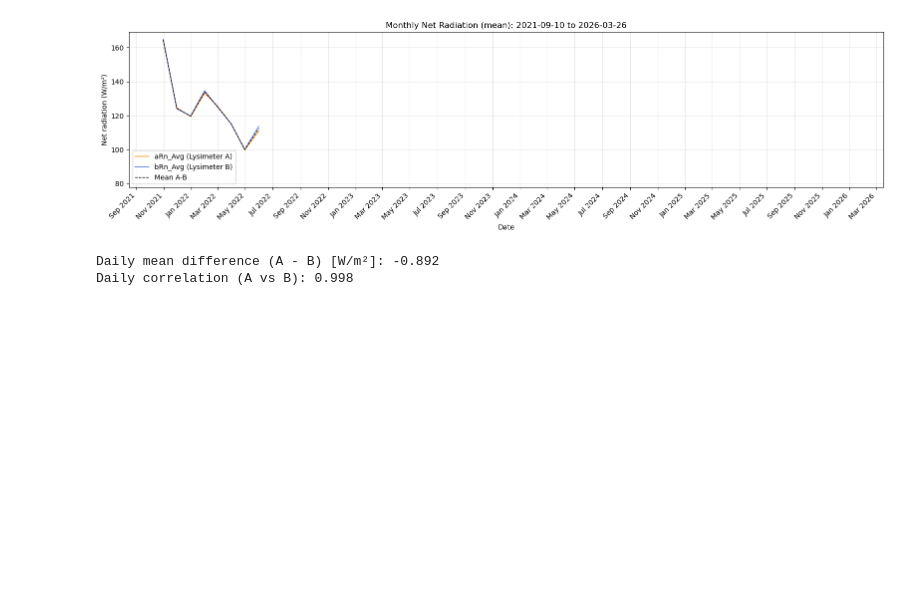
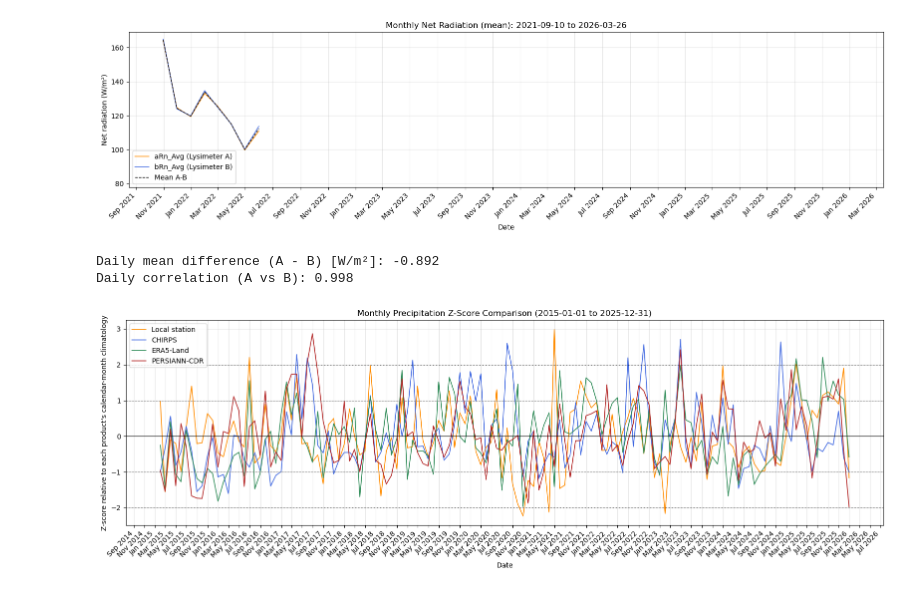
Before and after one commit to eemahon/bachelorThesis_paramos, a Jupyter notebook: analysis/precipitation.ipynb, the cells around one changed output. Saved outputs shown, nothing was run; the diff lists cells and outputs as text; code cells hidden in the pictures; blank space fills up the shorter version.

```diff
--- a/analysis/precipitation.ipynb
+++ b/analysis/precipitation.ipynb
@@ -392,3 +394,89 @@ print('Daily correlation (A vs B):', daily_rn['aRn_Avg'].corr(daily_rn['bRn_Avg'
 [figure]
 Daily mean difference (A - B) [W/m²]: -0.892
 Daily correlation (A vs B): 0.998
+# %%
+import pandas as pd
+import matplotlib.pyplot as plt
+import matplotlib.dates as mdates
+
+# --- Monthly z-score comparison using each product's own climatology ---
+# Monthly totals are compared by calendar month, so January values are
+# standardised against January values from all years, February against February, etc.
+monthly_z = monthly_cmp.copy()
+monthly_z['month'] = monthly_z.index.month
+
+product_columns = ['local_mm', 'chirps_mm', 'era5_land_mm', 'persiann_mm']
+product_labels = {
+    'local_mm': 'Local station',
+    'chirps_mm': 'CHIRPS',
+    'era5_land_mm': 'ERA5-Land',
+    'persiann_mm': 'PERSIANN-CDR',
+}
+
+z_scores = pd.DataFrame(index=monthly_z.index)
+climatology_summary = {}
+
+for column in product_columns:
+    monthly_climatology = monthly_z.groupby('month')[column].agg(['mean', 'std'])
+    climatology_summary[column] = monthly_climatology
+    z_scores[column] = monthly_z.apply(
+        lambda row: (row[column] - monthly_climatology.loc[row['month'], 'mean'])
+        / monthly_climatology.loc[row['month'], 'std'],
+        axis=1,
+    )
+
+# --- Plot monthly z-score comparison ---
+fig, ax = plt.subplots(figsize=(16, 5.5))
+colors = {
+    'local_mm': 'darkorange',
+    'chirps_mm': 'royalblue',
+    'era5_land_mm': 'seagreen',
+    'persiann_mm': 'firebrick',
+}
+
+for column in product_columns:
+    ax.plot(
+        z_scores.index,
+        z_scores[column],
+        label=product_labels[column],
+        color=colors[column],
+        linewidth=1.2,
+    )
+
+ax.axhline(0, color='black', linewidth=0.8)
+ax.axhline(1, color='gray', linewidth=0.8, linestyle='--')
+ax.axhline(-1, color='gray', linewidth=0.8, linestyle='--')
+ax.axhline(2, color='black', linewidth=0.8, linestyle=':')
+ax.axhline(-2, color='black', linewidth=0.8, linestyle=':')
+ax.set_title(f'Monthly Precipitation Z-Score Comparison ({START_DATE} to {END_DATE})')
+ax.set_xlabel('Date')
+ax.set_ylabel('Z-score relative to each product\'s calendar-month climatology')
+ax.xaxis.set_major_locator(mdates.MonthLocator(interval=2))
+ax.xaxis.set_major_formatter(mdates.DateFormatter('%b %Y'))
+plt.setp(ax.xaxis.get_majorticklabels(), rotation=45, ha='right')
+ax.grid(True, alpha=0.3)
+ax.legend()
+plt.tight_layout()
+plt.show()
+
+# --- Summary statistics ---
+summary_stats = pd.DataFrame(index=[product_labels[column] for column in product_columns])
+summary_stats['total_precipitation_mm'] = monthly_cmp[product_columns].sum().values
+summary_stats['mean_monthly_mm'] = monthly_cmp[product_columns].mean().values
+summary_stats['max_monthly_mm'] = monthly_cmp[product_columns].max().values
+summary_stats['mean_z_score'] = z_scores[product_columns].mean().values
+summary_stats['std_z_score'] = z_scores[product_columns].std().values
+summary_stats['min_z_score'] = z_scores[product_columns].min().values
+summary_stats['max_z_score'] = z_scores[product_columns].max().values
+summary_stats['months_z_greater_1'] = (z_scores[product_columns] > 1).sum().values
+summary_stats['months_z_less_minus_1'] = (z_scores[product_columns] < -1).sum().values
+summary_stats['months_z_greater_2'] = (z_scores[product_columns] > 2).sum().values
+summary_stats['months_z_less_minus_2'] = (z_scores[product_columns] < -2).sum().values
+
+print('--- Monthly precipitation summary statistics ---')
+print(summary_stats.round(3).to_string())
+
+print('\n--- Z-score correlation with local station ---')
+print(z_scores.corr()['local_mm'].drop('local_mm').rename(index=product_labels).round(3).to_string())
+# %% [output]
+[figure, added]
```
Also changed, not shown: parts of 4 cells of this notebook, 6 other files.
